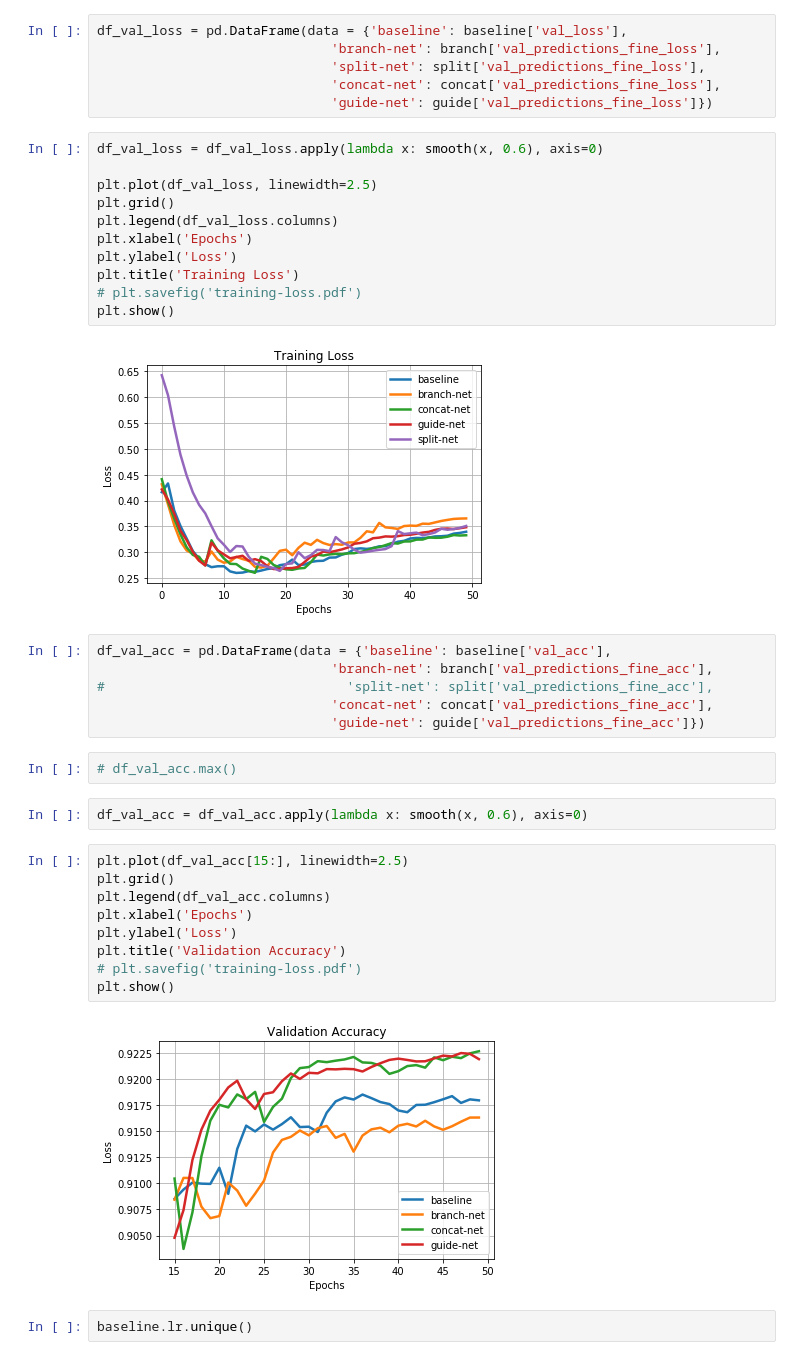
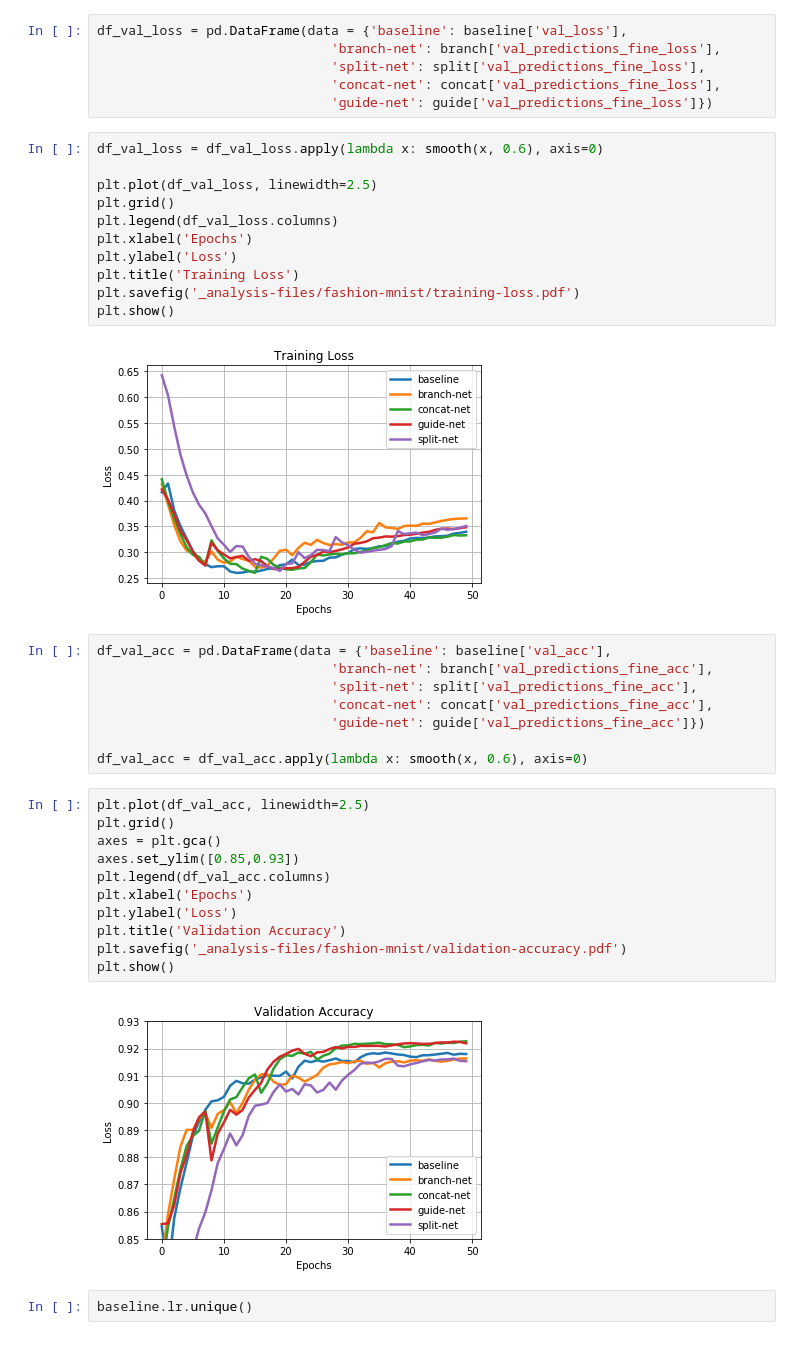
Before and after one commit to inoueMashuu/coarse-to-fine-convnets, a Jupyter notebook: fashion-mnist-training-analysis.ipynb, the cells around one changed output. Cells and saved outputs as stored; diff of their text form.

```diff
--- a/fashion-mnist-training-analysis.ipynb
+++ b/fashion-mnist-training-analysis.ipynb
@@ -125,31 +105,31 @@ plt.legend(df_val_loss.columns)
 plt.xlabel('Epochs')
 plt.ylabel('Loss')
 plt.title('Training Loss')
-# plt.savefig('training-loss.pdf')
+plt.savefig('_analysis-files/fashion-mnist/training-loss.pdf')
 plt.show()
 # %% [output]
 [figure]
 # %%
 df_val_acc = pd.DataFrame(data = {'baseline': baseline['val_acc'],
                               'branch-net': branch['val_predictions_fine_acc'],
-#                               'split-net': split['val_predictions_fine_acc'],
+                              'split-net': split['val_predictions_fine_acc'],
                               'concat-net': concat['val_predictions_fine_acc'],
                               'guide-net': guide['val_predictions_fine_acc']})
+
+df_val_acc = df_val_acc.apply(lambda x: smooth(x, 0.6), axis=0)
-# %%
-# df_val_acc.max()
-# %%
-df_val_acc = df_val_acc.apply(lambda x: smooth(x, 0.6), axis=0)
 # %%
-plt.plot(df_val_acc[15:], linewidth=2.5)
+plt.plot(df_val_acc, linewidth=2.5)
 plt.grid()
+axes = plt.gca()
+axes.set_ylim([0.85,0.93])
 plt.legend(df_val_acc.columns)
 plt.xlabel('Epochs')
 plt.ylabel('Loss')
 plt.title('Validation Accuracy')
-# plt.savefig('training-loss.pdf')
+plt.savefig('_analysis-files/fashion-mnist/validation-accuracy.pdf')
 plt.show()
 # %% [output]
-[figure, old version]
+[figure, new version]
 # %%
 baseline.lr.unique()
 # %% [output]
```
Also changed, not shown: parts of 5 cells of this notebook, 48 other files.
